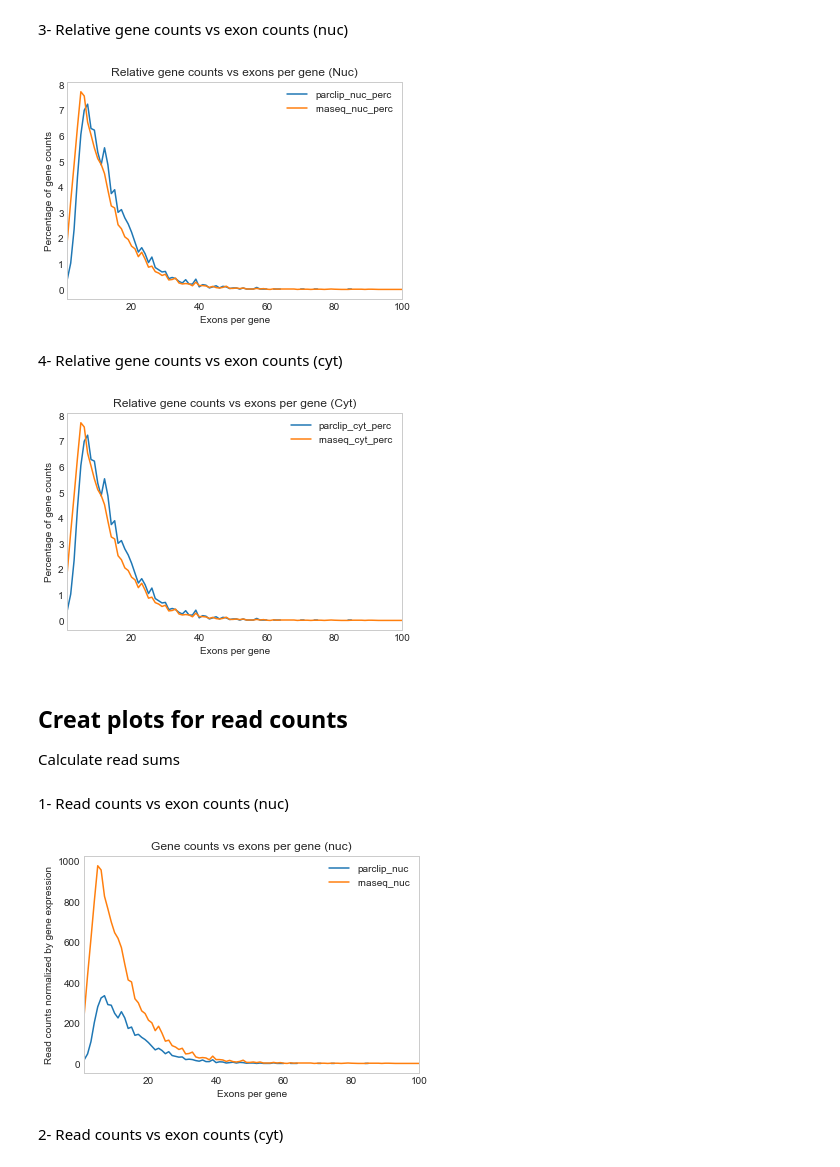
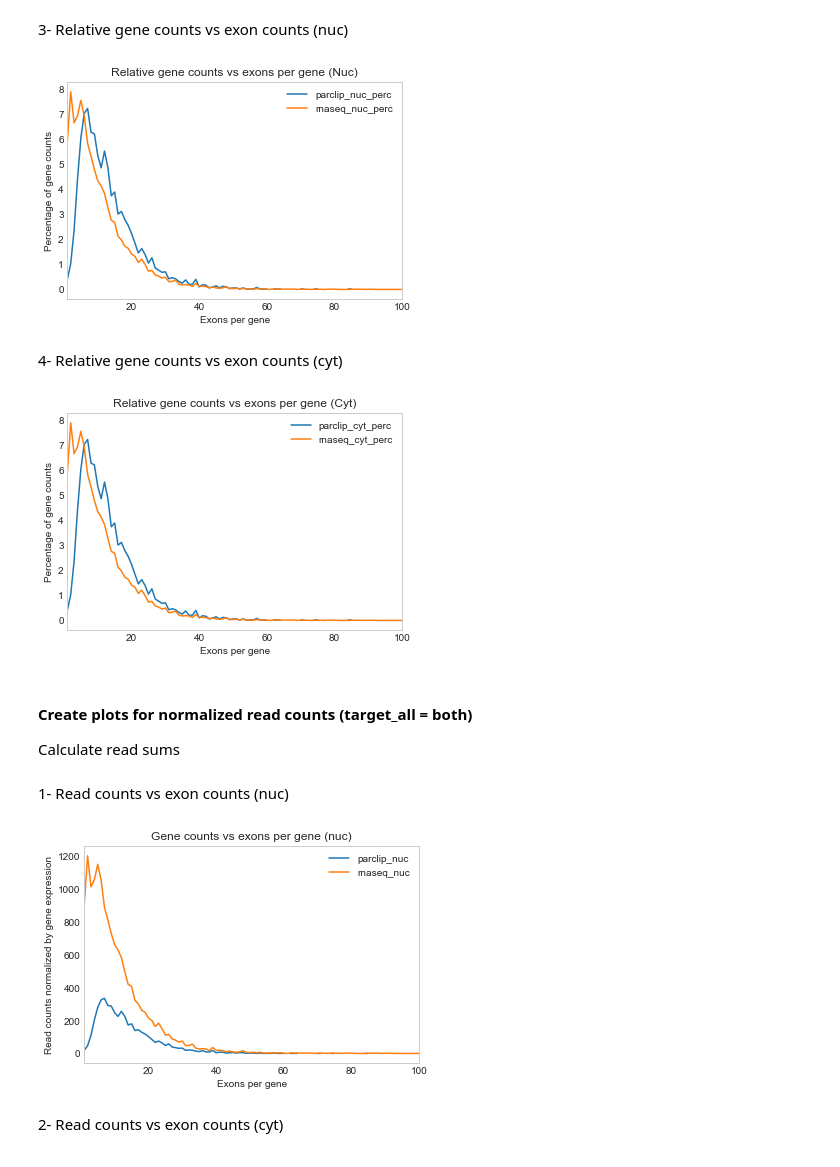
Before and after one commit to TriLab-bioinf/HAASE_LAB_TK_45, a Jupyter notebook: Analysys_tk_45.ipynb, the cells around one changed output. Saved outputs shown, nothing was run; the diff lists cells and outputs as text; code cells hidden in the pictures.

```diff
--- a/Analysys_tk_45.ipynb
+++ b/Analysys_tk_45.ipynb
@@ -112,4 +112,4 @@ parclip_df['target_all'] = parclip_df.apply(set_flag_pc, axis=1)
 # %%
 ## Keep only protein_coding genes
-tpm_df = tpm_df.query('broader_type == "protein_coding"')
-parclip_df = parclip_df.query('gene_type == "protein_coding"')
+tpm_df = tpm_df.query('broader_type == "protein_coding" | broader_type =="lncRNA"')
+parclip_df = parclip_df.query('gene_type == "protein_coding" | gene_type =="lncRNA"')
@@ -181,23 +177,23 @@ norm_counts_p = norm_counts_df.plot(y=['parclip_nuc_perc','rnaseq_nuc_perc'],
 fig = norm_counts_p.get_figure()
 fig.savefig('./percentage_gene_counts_exons_per_gene_NUC.pdf')
 # %% [output]
-[figure, old version]
+[figure, new version]
 # %% [markdown]
 4- Relative gene counts vs exon counts (cyt)
 # %%
 # Relative gene counts vs exon counts (CYT)
-norm_counts_p = norm_counts_df.plot(y=['parclip_cyt_perc','rnaseq_cyt_perc'],
+norm_counts_cyt_p = norm_counts_df.plot(y=['parclip_cyt_perc','rnaseq_cyt_perc'],
                 title='Relative gene counts vs exons per gene (Cyt)',
                 xlabel='Exons per gene',
                 ylabel='Percentage of gene counts',
                 grid=False,
                 xlim=(1,100))
-fig = norm_counts_p.get_figure()
+fig = norm_counts_cyt_p.get_figure()
 fig.savefig('./percentage_gene_counts_exons_per_gene_CYT.pdf')
 # %% [output]
-[figure, old version]
+[figure, new version]
 # %% [markdown]
-## Creat plots for read counts
+#### Create plots for normalized read counts (target_all = both)
 Calculate read sums
 # %%
 # Normalized read counts
@@ -221,7 +217,7 @@ norm_sum_p = norm_counts_df.plot(y=['parclip_nuc','rnaseq_nuc'],
 fig = norm_sum_p.get_figure()
 fig.savefig('./norm_read_counts_vs_exons_per_gene_NUC.pdf')
 # %% [output]
-[figure, old version]
+[figure, new version]
 # %% [markdown]
 2- Read counts vs exon counts (cyt)
 # %%
```
Also changed, not shown: parts of 68 cells of this notebook.
